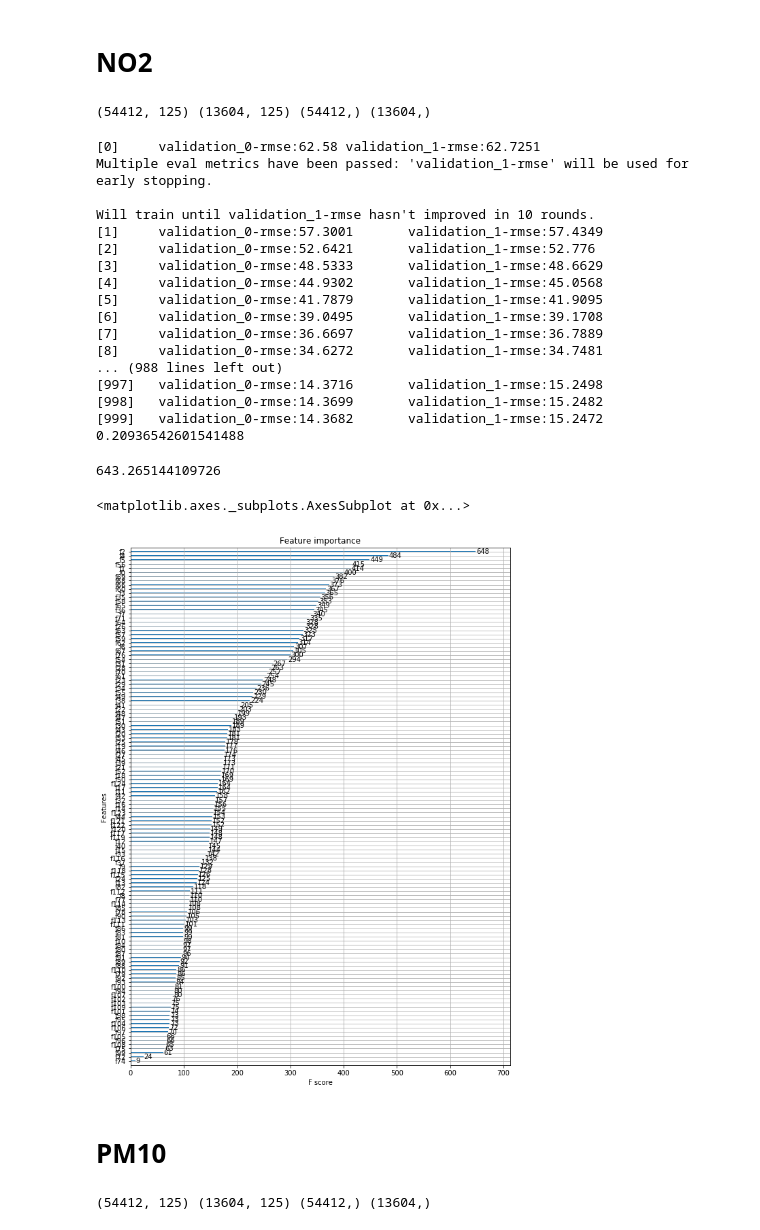
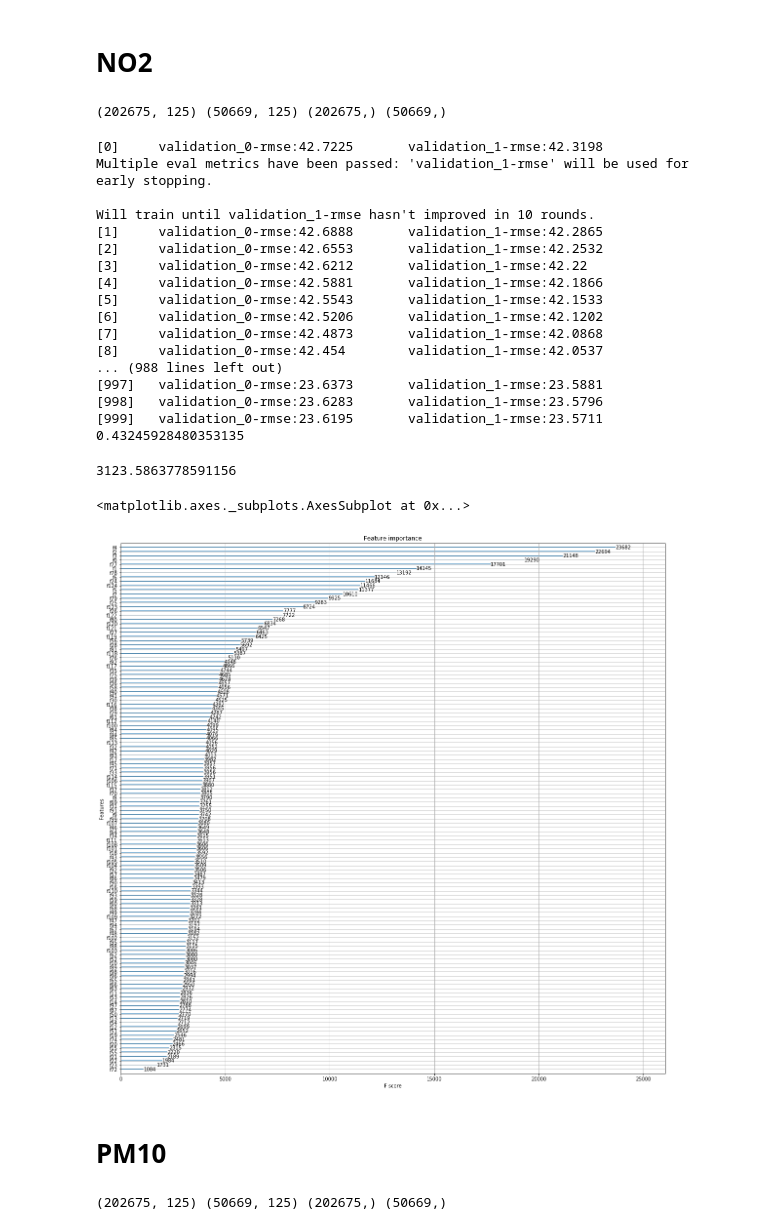
Before and after one commit to data-mining-not-found/air-quality-prediction, a Jupyter notebook: Released code/Version_1_0/5_xgboost_model.ipynb, the cells around one changed output. Cells and saved outputs as stored; diff of their text form; code cells hidden in the pictures.

Commit message:
train with new set and show the performance plot
train with new set and show the performance plot

```diff
--- a/Released code/Version_1_0/5_xgboost_model.ipynb
+++ b/Released code/Version_1_0/5_xgboost_model.ipynb
@@ -24,9 +53,9 @@ def read_pkl(file_dir):
 # %%
 # load the whole size dataset
-X = np.load("London/X_s.npy")
-Y_NO2 = np.load("London/Y_NO2_s.npy")
-Y_PM10 = np.load("London/Y_PM10_s.npy")
-Y_PM25 = np.load("London/Y_PM25_s.npy")
+X = np.load("London/X_test.npy")
+Y_NO2 = np.load("London/Y_NO2_test.npy")
+Y_PM10 = np.load("London/Y_PM10_test.npy")
+Y_PM25 = np.load("London/Y_PM25_test.npy")
 # %% [markdown]
 # PM25
 # %%
@@ -94,19 +119,26 @@ plot_features(model, (10,14))
 train_X_NO2, test_X_NO2, train_Y_NO2, test_Y_NO2 = train_test_split(X, Y_NO2, test_size=0.2, random_state=11)
 print(train_X_NO2.shape, test_X_NO2.shape, train_Y_NO2.shape, test_Y_NO2.shape)
 # %% [output]
-(54412, 125) (13604, 125) (54412,) (13604,)
+(202675, 125) (50669, 125) (202675,) (50669,)
 # %%
 #XGBoost
 ts = time.time()
 
 model = XGBRegressor(
-    max_depth=8,
+    max_depth=10,
+    learning_rate=0.001,
     n_estimators=1000,
-    min_child_weight=300,
+    gamma=0.8,
+    min_child_weight=2,
+    reg_alpha=0.001,
+    max_delta_step=0,
+    colsample_bylevel=0.9,
     colsample_bytree=0.8,
     subsample=0.8,
+    base_score=10,
     eta=0.3,
-    seed=42)
+    seed=1,
+    nthread=30)
 
 model.fit(
     train_X_NO2,
@@ -120,29 +152,29 @@ pred = model.predict(test_X_NO2)
 print (smape(pred, test_Y_NO2))
 time.time() - ts
 # %% [output]
-[0]     validation_0-rmse:62.58 validation_1-rmse:62.7251
+[0]     validation_0-rmse:42.7225       validation_1-rmse:42.3198
 Multiple eval metrics have been passed: 'validation_1-rmse' will be used for early stopping.
 
 Will train until validation_1-rmse hasn't improved in 10 rounds.
-[1]     validation_0-rmse:57.3001       validation_1-rmse:57.4349
-[2]     validation_0-rmse:52.6421       validation_1-rmse:52.776
-[3]     validation_0-rmse:48.5333       validation_1-rmse:48.6629
-[4]     validation_0-rmse:44.9302       validation_1-rmse:45.0568
-[5]     validation_0-rmse:41.7879       validation_1-rmse:41.9095
-[6]     validation_0-rmse:39.0495       validation_1-rmse:39.1708
-[7]     validation_0-rmse:36.6697       validation_1-rmse:36.7889
-[8]     validation_0-rmse:34.6272       validation_1-rmse:34.7481
+[1]     validation_0-rmse:42.6888       validation_1-rmse:42.2865
+[2]     validation_0-rmse:42.6553       validation_1-rmse:42.2532
+[3]     validation_0-rmse:42.6212       validation_1-rmse:42.22
+[4]     validation_0-rmse:42.5881       validation_1-rmse:42.1866
+[5]     validation_0-rmse:42.5543       validation_1-rmse:42.1533
+[6]     validation_0-rmse:42.5206       validation_1-rmse:42.1202
+[7]     validation_0-rmse:42.4873       validation_1-rmse:42.0868
+[8]     validation_0-rmse:42.454        validation_1-rmse:42.0537
 ... (988 lines left out)
-[997]   validation_0-rmse:14.3716       validation_1-rmse:15.2498
-[998]   validation_0-rmse:14.3699       validation_1-rmse:15.2482
-[999]   validation_0-rmse:14.3682       validation_1-rmse:15.2472
-0.20936542601541488
+[997]   validation_0-rmse:23.6373       validation_1-rmse:23.5881
+[998]   validation_0-rmse:23.6283       validation_1-rmse:23.5796
+[999]   validation_0-rmse:23.6195       validation_1-rmse:23.5711
+0.43245928480353135
-643.265144109726
+3123.5863778591156
 # %%
-plot_features(model, (10,14))
+plot_features(model, (20,20))
 # %% [output]
 <matplotlib.axes._subplots.AxesSubplot at 0x...>
-[figure, old version]
+[figure, new version]
 # %% [markdown]
 # PM10
 # %%
@@ -150,4 +182,4 @@ plot_features(model, (10,14))
 train_X_PM10, test_X_PM10, train_Y_PM10, test_Y_PM10 = train_test_split(X, Y_PM10, test_size=0.2, random_state=11)
 print(train_X_PM10.shape, test_X_PM10.shape, train_Y_PM10.shape, test_Y_PM10.shape)
 # %% [output]
-(54412, 125) (13604, 125) (54412,) (13604,)
+(202675, 125) (50669, 125) (202675,) (50669,)
```
Also changed, not shown: parts of 16 cells of this notebook, 1 other file.
